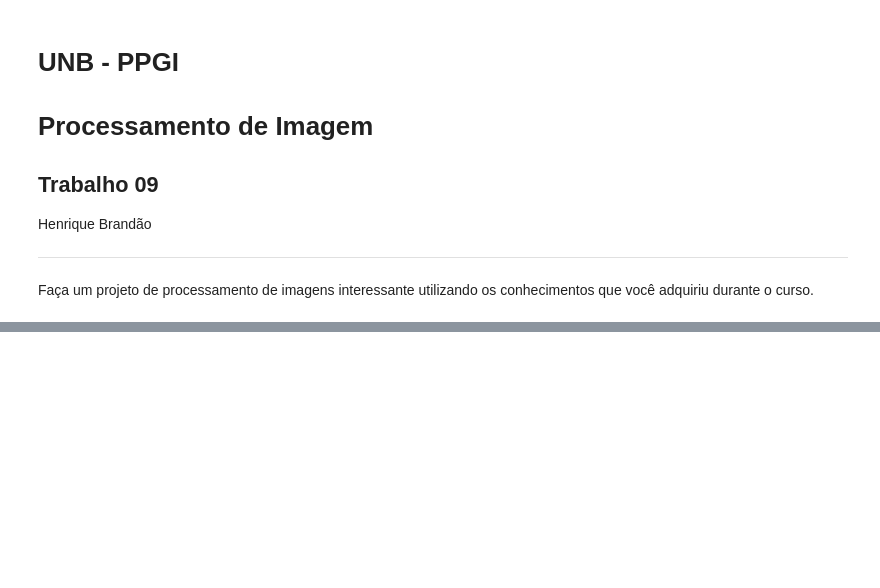
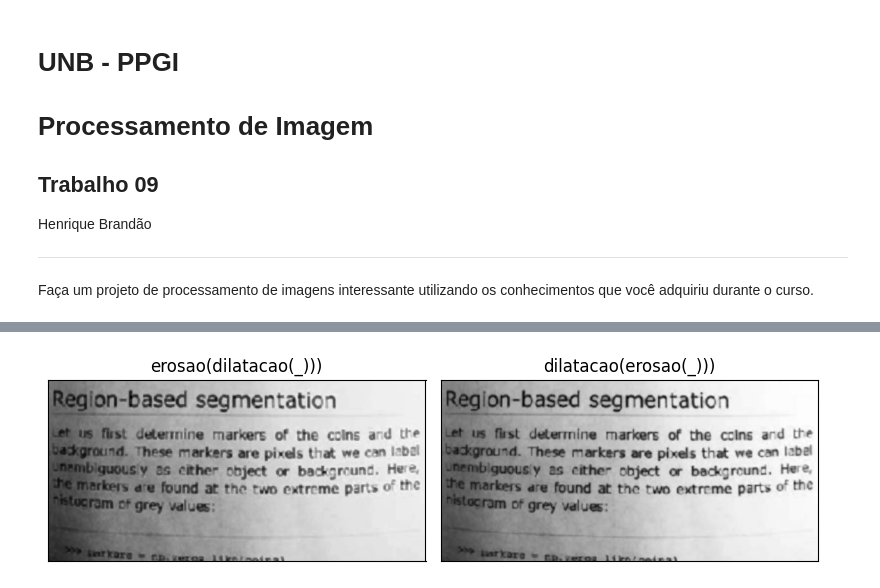
Before and after one commit to htbrandao/ppgi-proc-img, a Jupyter notebook: trab09/trab09.ipynb, the cells around one changed output, grey strips where cells are left out. Drawn from its saved outputs; the diff is of its cells as text; code cells hidden in the pictures; blank space fills up the shorter version.

```diff
--- a/trab09/trab09.ipynb
+++ b/trab09/trab09.ipynb
@@ -99,0 +110,20 @@ plt.show()
+# %%
+plt.figure(figsize=(8,14))
+
+_ = x2
+__ = (
+    ('erosao(dilatacao(_)))', erosao(dilatacao(_))),
+    ('dilatacao(erosao(_)))', dilatacao(erosao(_))),
+)
+
+for i,_ in enumerate(__):
+    plt.subplot(len(__),2,i+1)
+    plt.title(_[0])
+    plt.imshow(_[-1], cmap='gray')
+    plt.xticks([])
+    plt.yticks([])
+
+plt.tight_layout()
+plt.show()
+# %% [output]
+[figure, added]
```
Also changed, not shown: parts of 16 cells of this notebook, 2 other files.
